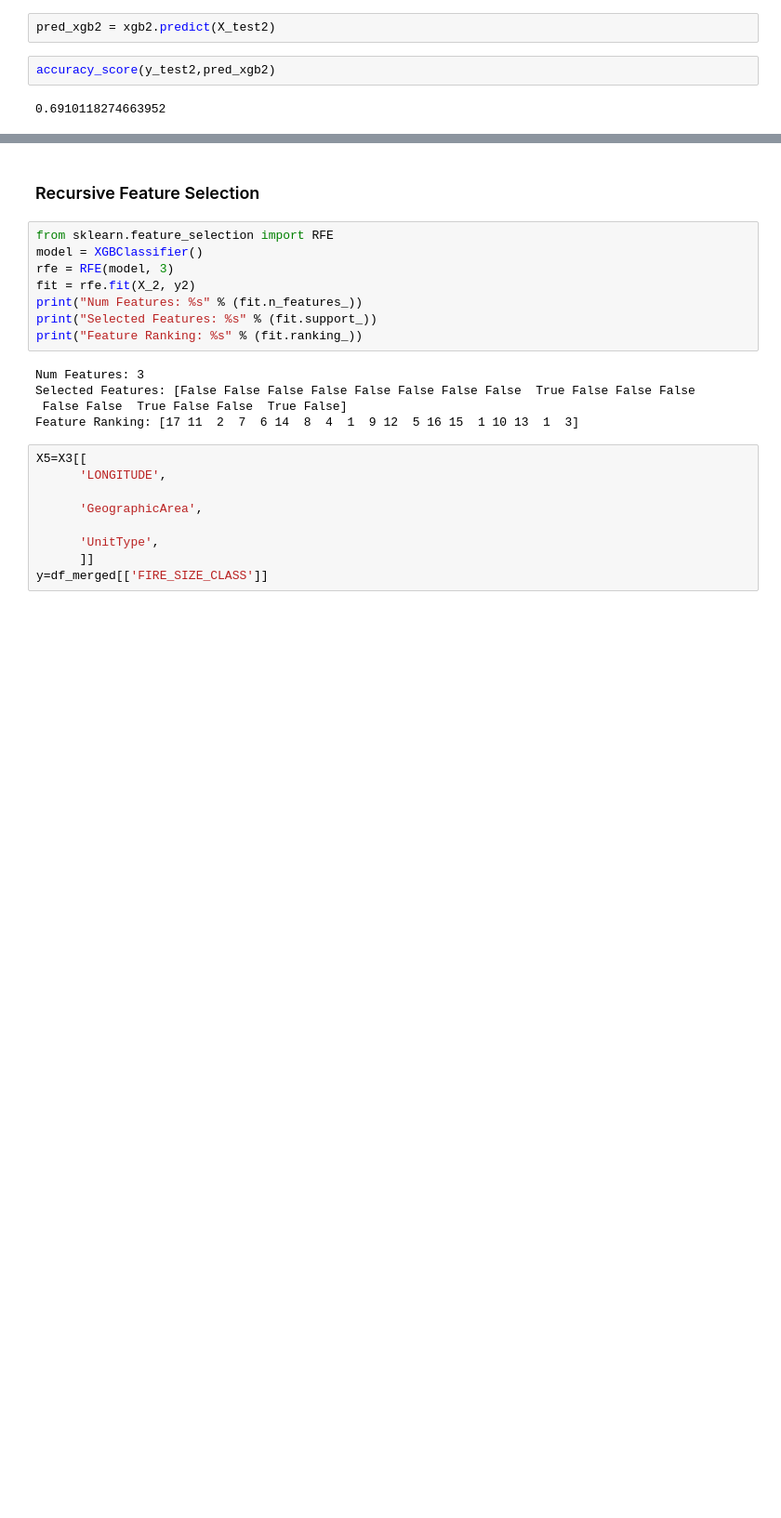
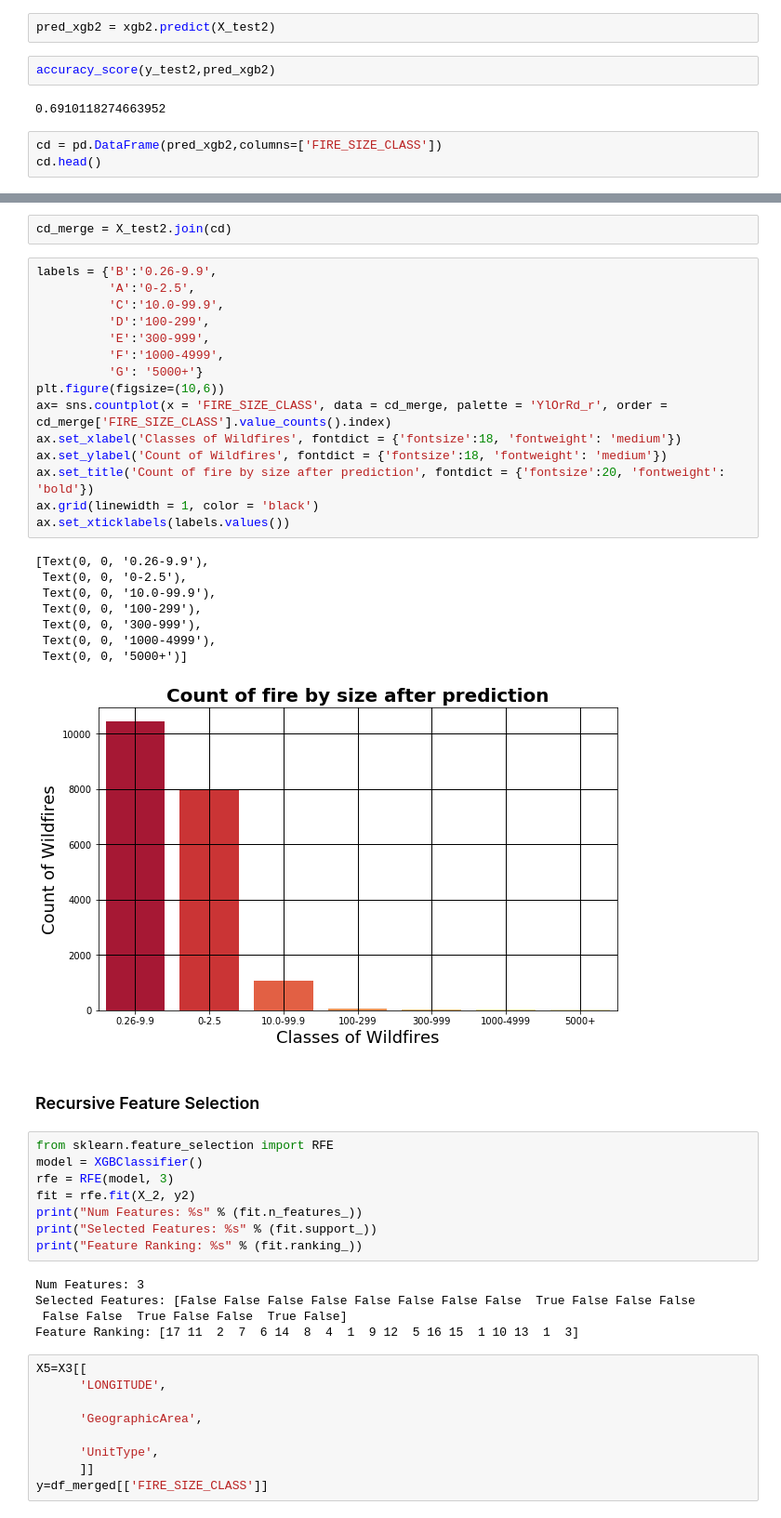
Before and after one commit to prajvalgupta/bds-project, a Jupyter notebook: Vrinda Codes/Wildfire-Size.ipynb, the cells around one changed output, grey strips where cells are left out. Shown at 93% size. Saved outputs shown, nothing was run; the diff lists cells and outputs as text; blank space fills up the shorter version.

```diff
--- a/Vrinda Codes/Wildfire-Size.ipynb
+++ b/Vrinda Codes/Wildfire-Size.ipynb
@@ -329,3 +346,6 @@ pred_xgb2 = xgb2.predict(X_test2)
 accuracy_score(y_test2,pred_xgb2)
 # %% [output]
 0.6910118274663952
+# %%
+cd = pd.DataFrame(pred_xgb2,columns=['FIRE_SIZE_CLASS'])
+cd.head()
@@ -332,3 +359,29 @@ accuracy_score(y_test2,pred_xgb2)
+# %%
+cd_merge = X_test2.join(cd)
+# %%
+labels = {'B':'0.26-9.9',
+          'A':'0-2.5',
+          'C':'10.0-99.9',
+          'D':'100-299',
+          'E':'300-999',
+          'F':'1000-4999',
+          'G': '5000+'}
+plt.figure(figsize=(10,6))
+ax= sns.countplot(x = 'FIRE_SIZE_CLASS', data = cd_merge, palette = 'YlOrRd_r', order = cd_merge['FIRE_SIZE_CLASS'].value_counts().index)
+ax.set_xlabel('Classes of Wildfires', fontdict = {'fontsize':18, 'fontweight': 'medium'})
+ax.set_ylabel('Count of Wildfires', fontdict = {'fontsize':18, 'fontweight': 'medium'})
+ax.set_title('Count of fire by size after prediction', fontdict = {'fontsize':20, 'fontweight': 'bold'})
+ax.grid(linewidth = 1, color = 'black')
+ax.set_xticklabels(labels.values())
+# %% [output]
+[Text(0, 0, '0.26-9.9'),
+ Text(0, 0, '0-2.5'),
+ Text(0, 0, '10.0-99.9'),
+ Text(0, 0, '100-299'),
+ Text(0, 0, '300-999'),
+ Text(0, 0, '1000-4999'),
+ Text(0, 0, '5000+')]
+[figure, added]
 # %% [markdown]
 ### Recursive Feature Selection
 # %%
```
Also changed, not shown: parts of 3 cells of this notebook.
